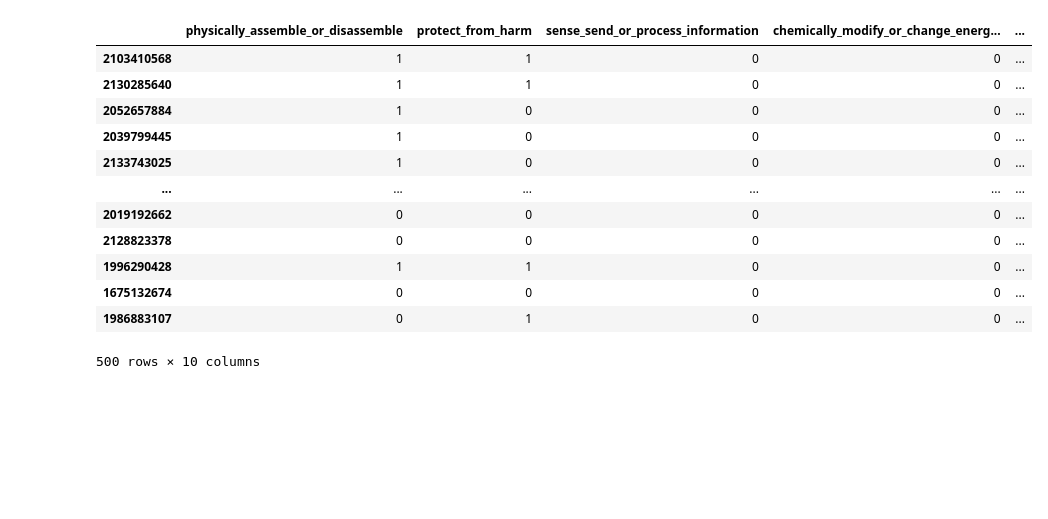
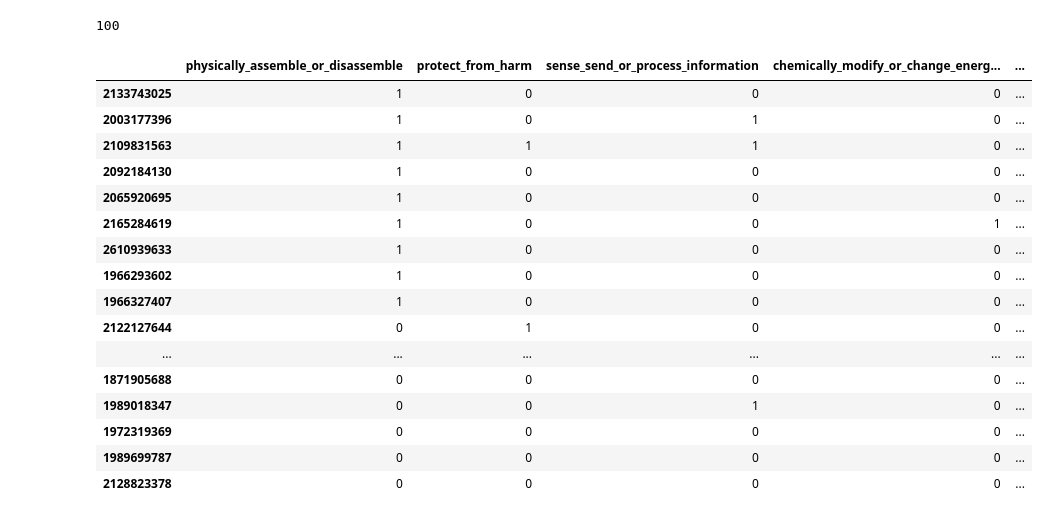
Before and after one commit to nasa-petal/search-engine, a Jupyter notebook: transformers-zs-nli.ipynb, the cells around one changed output. Saved outputs shown, nothing was run; the diff lists cells and outputs as text; code cells hidden in the pictures; blank space fills up the shorter version.

Commit message:
Trained and validated SCIBERT: a supervised text classification model. And compared results with bart-large-mnli

```diff
--- a/transformers-zs-nli.ipynb
+++ b/transformers-zs-nli.ipynb
@@ -93,0 +94,6 @@ df
+# %%
+#df['title_and_abstract_full'] = df['title_full'].astype(str) + df['abstract_full'].astype(str)
+df['title_and_abstract_full'] = (df['title_full'].fillna('') + '. ' + df['abstract_full'].fillna('')).str.strip('. ')
+df['word_count'] = df['title_and_abstract_full'].apply(lambda x: len(x.split()))
+print('MAX  length title + abstract ==', df["word_count"].max())
+print('MEAN length title + abstract ==', df["word_count"].mean())
@@ -176,0 +214,14 @@ df_samples = pd.concat(samples)
+# %%
+# K-Fold setup
+
+from sklearn.model_selection import KFold
+
+kf = KFold(n_splits=5, shuffle=True, random_state=1)
+
+splits = list(kf.split(df_samples))
+
+#for split in splits:
+  #train = df_samples.iloc[split[0]]
+  #test =  df_samples.iloc[split[1]]
+  #print(train)
+  #print(test)
@@ -176,0 +283,15 @@ df_samples = pd.concat(samples)
+# %%
+# Split data sample into train and test
+split = splits[0]
+df_train = df_samples.iloc[split[0]]
+df_test =  df_samples.iloc[split[1]]
+df_train = df_train.reset_index(drop=True)
+df_test = df_test.reset_index(drop=True)
+
+
+print("FULL Dataset: {}".format(df_samples.shape))
+print("TRAIN Dataset: {}".format(df_train.shape))
+print("TEST Dataset: {}".format(df_test.shape))
+
+training_set = CustomDataset(df_train, tokenizer, MAX_LEN)
+test_set = CustomDataset(df_test, tokenizer, MAX_LEN)
@@ -179,16 +481,14 @@ df_samples = pd.concat(samples)
 classifier2 = pipeline("zero-shot-classification",
                       model="facebook/bart-large-mnli")
 # %%
-# generate scores for each label for each paper
-import torch
+# generate scores for each label for each paper in the test set
 
 col_scores = []
 indexes = []
 
-device = torch.device('cuda' if torch.cuda.is_available() else 'cpu')
 i = 1
-total_samples = len(df_samples.index)
-for idx, sequence in df_samples.iterrows():
+total_samples = len(df_test.index)
+for idx, sequence in df_test.iterrows():
   title_sentence = " ".join(sequence['title'])
   abs_sentence = " ".join(sequence['abstract'])
   sentence = title_sentence + " " + abs_sentence
@@ -242,33 +542,43 @@ foldable structures natural design pollen grains upon release anther pollen grai
+# %%
+last_epoch_scores = val_outputs[-1 * len(df_test):]
+df_sys_scibert = pd.DataFrame(last_epoch_scores, index = indexes, columns = candidate_labels_lvl1c)
+print(len(last_epoch_scores))
+# %% [output]
+100
 # %%
 # create our ground truth matrix D x T where row indexes are the paper MAGIDS, and the columns are the topics. A 1 means the paper had the label in the ground truth data, a 0 means it didn't.
 y_true = []
 indexes = []
 
-for idx, sequence in df_samples.iterrows():
+for idx, sequence in df_test.iterrows():
   row = []
   indexes.append(sequence['paper'])
   for label in candidate_labels_lvl1c:
     if (label in sequence['level1']):
       row.append(1)
     else:
       row.append(0)
   y_true.append(row)
 
 df_truth = pd.DataFrame(y_true, index = indexes, columns = candidate_labels_lvl1c)
 df_truth
 # %% [output]
 |  | physically_assemble_or_disassemble | protect_from_harm | sense_send_or_process_information | chemically_modify_or_change_energ... | ... |
-| 2103410568 | 1 | 1 | 0 | 0 | ... |
-| 2130285640 | 1 | 1 | 0 | 0 | ... |
-| 2052657884 | 1 | 0 | 0 | 0 | ... |
-| 2039799445 | 1 | 0 | 0 | 0 | ... |
 | 2133743025 | 1 | 0 | 0 | 0 | ... |
+| 2003177396 | 1 | 0 | 1 | 0 | ... |
+| 2109831563 | 1 | 1 | 1 | 0 | ... |
+| 2092184130 | 1 | 0 | 0 | 0 | ... |
+| 2065920695 | 1 | 0 | 0 | 0 | ... |
+| 2165284619 | 1 | 0 | 0 | 1 | ... |
+| 2610939633 | 1 | 0 | 0 | 0 | ... |
+| 1966293602 | 1 | 0 | 0 | 0 | ... |
+| 1966327407 | 1 | 0 | 0 | 0 | ... |
+| 2122127644 | 0 | 1 | 0 | 0 | ... |
 | ... | ... | ... | ... | ... | ... |
-| 2019192662 | 0 | 0 | 0 | 0 | ... |
+| 1871905688 | 0 | 0 | 0 | 0 | ... |
+| 1989018347 | 0 | 0 | 1 | 0 | ... |
+| 1972319369 | 0 | 0 | 0 | 0 | ... |
+| 1989699787 | 0 | 0 | 0 | 0 | ... |
 | 2128823378 | 0 | 0 | 0 | 0 | ... |
-| 1996290428 | 1 | 1 | 0 | 0 | ... |
-| 1675132674 | 0 | 0 | 0 | 0 | ... |
-| 1986883107 | 0 | 1 | 0 | 0 | ... |
-500 rows × 10 columns
 # %%
 # generate Average Precision scores for each topic
```
Also changed, not shown: parts of 23 cells of this notebook.
